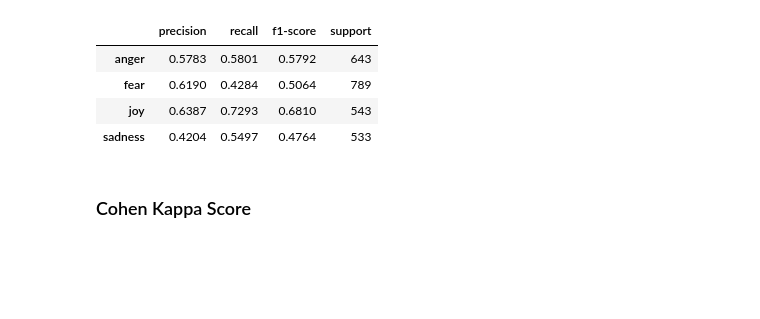
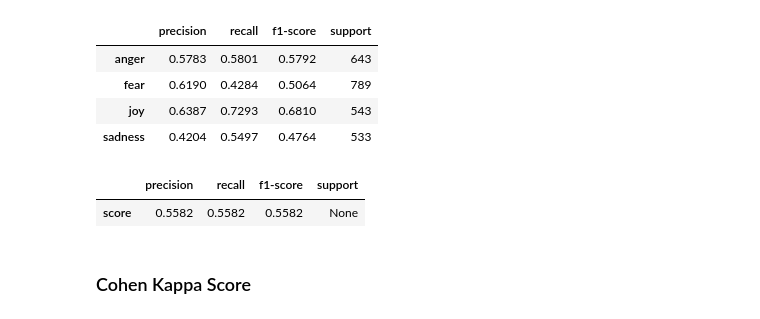
Before and after one commit to nakamura41/emotion_detection_notebooks, a Jupyter notebook: EmoInt_Emotion_Analysis_Dense_Elmo_PyTorch.ipynb, the cells around one changed output. Cells and saved outputs as stored; diff of their text form; code cells hidden in the pictures; blank space fills up the shorter version.

```diff
--- a/EmoInt_Emotion_Analysis_Dense_Elmo_PyTorch.ipynb
+++ b/EmoInt_Emotion_Analysis_Dense_Elmo_PyTorch.ipynb
@@ -584,6 +584,19 @@ score_df
 | fear | 0.6190 | 0.4284 | 0.5064 | 789 |
 | joy | 0.6387 | 0.7293 | 0.6810 | 543 |
 | sadness | 0.4204 | 0.5497 | 0.4764 | 533 |
+# %%
+precision, recall, fscore, support = precision_recall_fscore_support(test_target, test_pred, average="micro")
+score_dict = {
+  "precision": precision.round(4),
+  "recall": recall.round(4),
+  "f1-score": fscore.round(4),
+  "support": support
+}
+score_df = pd.DataFrame(score_dict, index=["score"])
+score_df
+# %% [output]
+|  | precision | recall | f1-score | support |
+| score | 0.5582 | 0.5582 | 0.5582 | None |
 # %% [markdown]
 ### Cohen Kappa Score
 # %%
```
Also changed, not shown: 5 other files.
